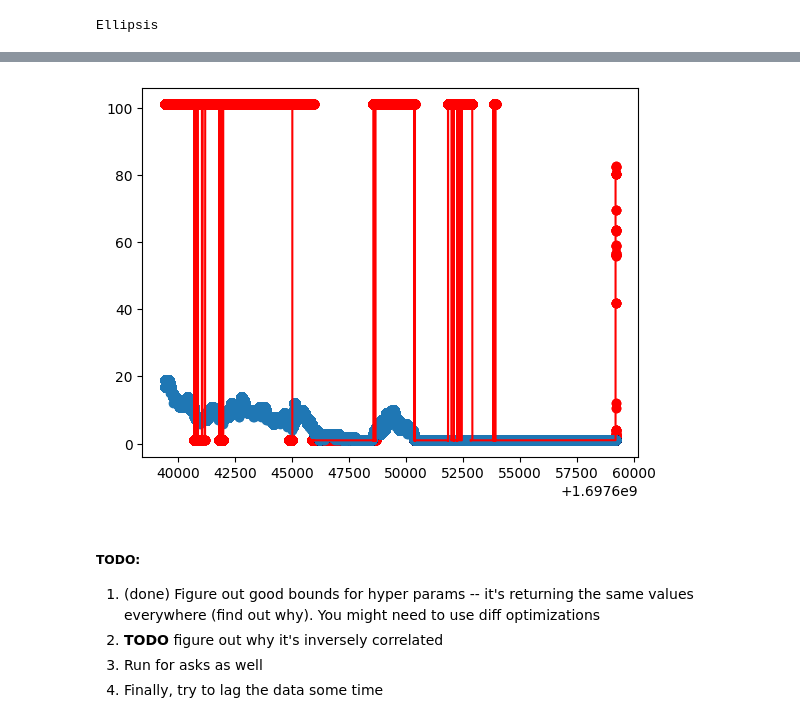
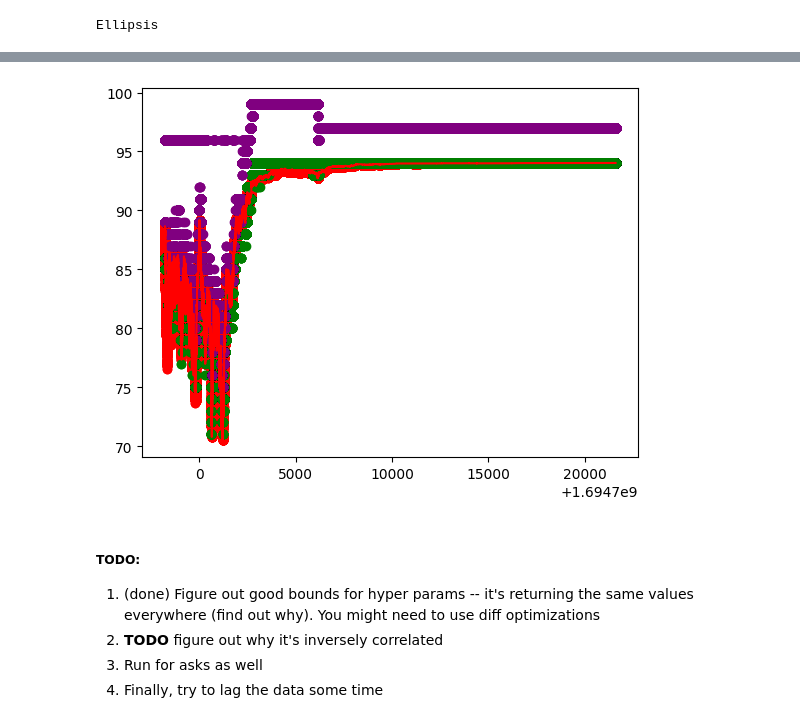
Before and after one commit to kamyarghiam/kalshi_bot, a Jupyter notebook: src/strategy/research/modeling/up_down_modeling.ipynb, the cells around one changed output, grey strips where cells are left out. Drawn from its saved outputs; the diff is of its cells as text; code cells hidden in the pictures.

Commit message:
Don't use yfinance for open, use midline

```diff
--- a/src/strategy/research/modeling/up_down_modeling.ipynb
+++ b/src/strategy/research/modeling/up_down_modeling.ipynb
@@ -15,10 +15,9 @@ plt.show()
 [figure]
 # %%
 import datetime
-import yfinance as yf
-
+####### START HERE ############
 from data.coledb.coledb import ColeDBInterface
-date = "2023-10-18"
+date = "2023-09-14"
 end_time = "16:00:00"  # 4 pm
 datetime_str = f"{date} {end_time}"
 dt_object = datetime.datetime.strptime(datetime_str, "%Y-%m-%d %H:%M:%S")
@@ -29,16 +28,7 @@ from data.coledb.coledb import ColeDBInterface
 db = ColeDBInterface()
 cole_db_path = db.cole_db_storage_path / f"INXZ/{formatted_date}"
 market_suffix = list(cole_db_path.iterdir())[0].name
-
-def get_open_price(date, symbol = "SPY"):
-    # Download historical data
-    spyticker = yf.Ticker(symbol)
-    next_day = datetime.datetime.strptime(date, "%Y-%m-%d") + datetime.timedelta(days=1)
-    next_day_str = next_day.strftime("%Y-%m-%d")
-    df_ticker = spyticker.history(period="max", interval="1d", start=date, end=next_day_str, auto_adjust=True, rounding=True)
-    return df_ticker.iloc[0].Open * 100 # Cents
-
-start_day_price = get_open_price(date)
+start_day_price = float(market_suffix[1:])*10
 # %%
 # Create file ONLY RUN THIS ONCE
 assert False
@@ -83,9 +73,10 @@ def get_cdf_with_params(x):
     m = x[0]
     b = x[1]
     shift_up = x[2]
+    c = x[3]
     """Minimization functions for the bids"""
     cdf['w'] = m *(close_time_unix - df.ts) + b
-    cdf['sigmoid'] = (1 / (1 + np.exp(-1*(start_day_price - cdf.spy_price) * (cdf.w)))) + shift_up
+    cdf['sigmoid'] = (1 / (1 + np.exp(-1*(start_day_price - cdf.spy_price)*c + (cdf.w)))) + shift_up
     return cdf
 
 def minimize_bids(x):
@@ -99,7 +90,7 @@ callback.iteration = 0
 # Nelder-Mean method
 result = minimize(
         minimize_bids,
-        [-1.84779063e-07, -4.70240335e-04, -4.52495123e-01],
+        [ 1.28003367e-04, -2.43661709e+00, -5.90389385e-02, -1.36643951e-02],
         method="Nelder-Mead",
         callback=callback
 
@@ -107,16 +98,16 @@ result = minimize(
 # Basin-hopping
 # result = basinhopping(
 #         minimize_bids,
-#         [0,0,0],
+#         [-1.84779063e-07, -4.70240335e-04, -4.52495123e-01],
 #         stepsize=0.1,
 #         callback=callback
 #     )
 # Best so far:
 # 9/14/23
-# [-9.04880906e-07  1.37270646e-02  4.00814917e-01]
+# [-9.22317446e-05 -1.49928441e+02 -1.44133974e-01 -3.92811769e-03]
 # 10/02/23
-# [-7.00863731e-07  4.90415967e-04 -4.65213636e-01]
+# [-9.22334475e-05,  5.57050388e-01, -1.44128967e-01, -3.92815356e-03]
 # 10/18/23
-# [-1.84779063e-07 -4.70240335e-04 -4.52495123e-01]
+# [-1.26921421e-04,  2.21516983e-01,  8.14942902e-03, -9.63582632e-03]
 minimize_bids(result.x)
 # %% [output]
@@ -124,13 +132,14 @@ IndexError: index 1 is out of bounds for axis 0 with size 1
 # %%
 import matplotlib.pyplot as plt
 cdf_with_params = get_cdf_with_params(result.x)
 
 plt.plot(cdf_with_params.ts, cdf_with_params.sigmoid*100, color = 'red')
 plt.scatter(cdf_with_params.ts, cdf_with_params.sigmoid*100, color = 'red')
-plt.scatter(cdf_with_params.ts, cdf_with_params.yes_bid_price)
+plt.scatter(cdf_with_params.ts, cdf_with_params.yes_bid_price, color ='green')
+plt.scatter(cdf_with_params.ts, cdf_with_params.yes_ask_price, color = 'purple')
 plt.show()
 # %% [output]
-[figure, old version]
+[figure, new version]
 # %% [markdown]
 ##### TODO:
 
```
Also changed, not shown: parts of 5 cells of this notebook, 2 other files.
